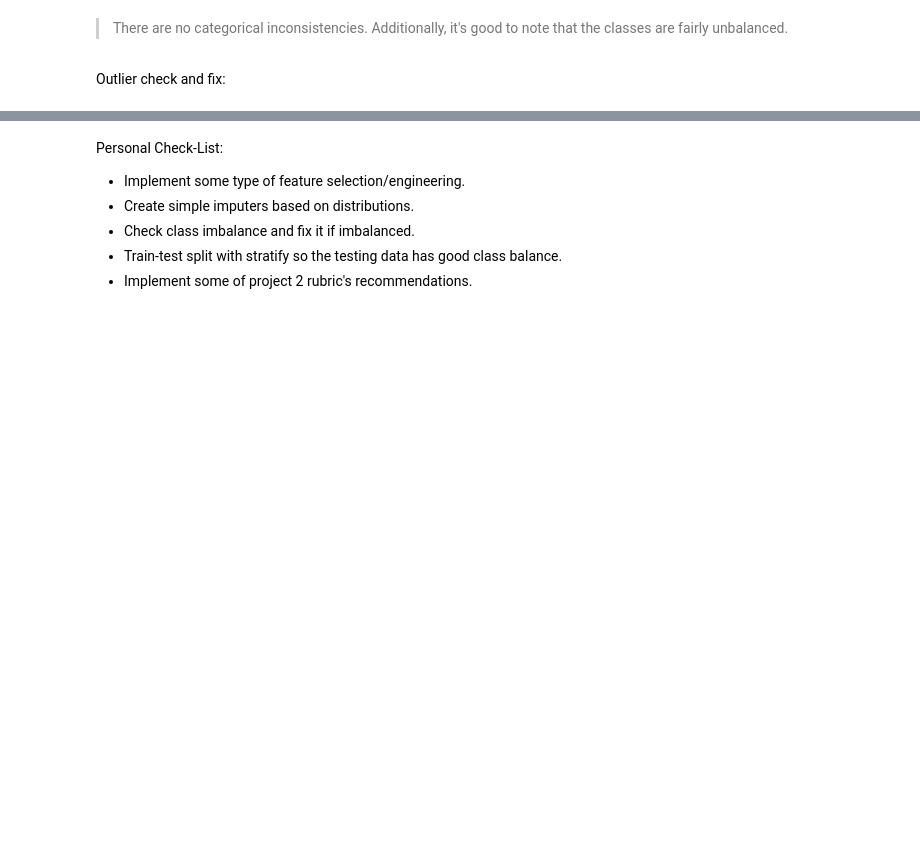
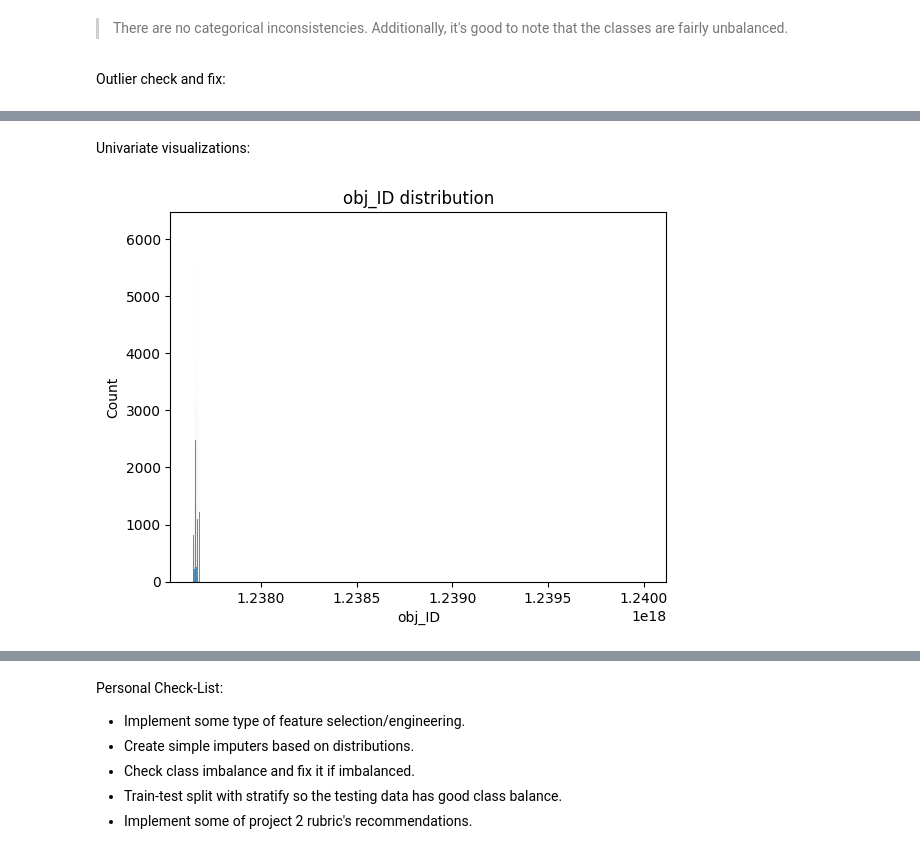
Before and after one commit to john-a-dixon/stellar-object-classification, a Jupyter notebook: stellar.ipynb, the cells around one changed output, grey strips where cells are left out. Drawn from its saved outputs; the diff is of its cells as text; code cells hidden in the pictures; blank space fills up the shorter version.

Commit message:
Added some univariate visualizations.

```diff
--- a/stellar.ipynb
+++ b/stellar.ipynb
@@ -122,3 +124,10 @@ stellar_df.describe()
 | 50% | 1.237663e+18 | 180.900700 | 23.645922 | 22.179135 | 21.099835 | 20.125290 | 19.405145 | 19.004595 | 4188.000000 | 4.000000 | 146.000000 | ... |
 | 75% | 1.237669e+18 | 233.895005 | 39.901550 | 23.687440 | 22.123767 | 21.044785 | 20.396495 | 19.921120 | 5326.000000 | 5.000000 | 241.000000 | ... |
 | max | 1.240000e+18 | 359.999810 | 83.000519 | 32.781390 | 31.602240 | 29.571860 | 32.141470 | 29.383740 | 8162.000000 | 6.000000 | 989.000000 | ... |
+# %% [markdown]
+Univariate visualizations:
+# %%
+sns.histplot(data=df, x="obj_ID")
+plt.title("obj_ID distribution");
+# %% [output]
+[figure, added]
```
Also changed, not shown: parts of 8 cells of this notebook.
